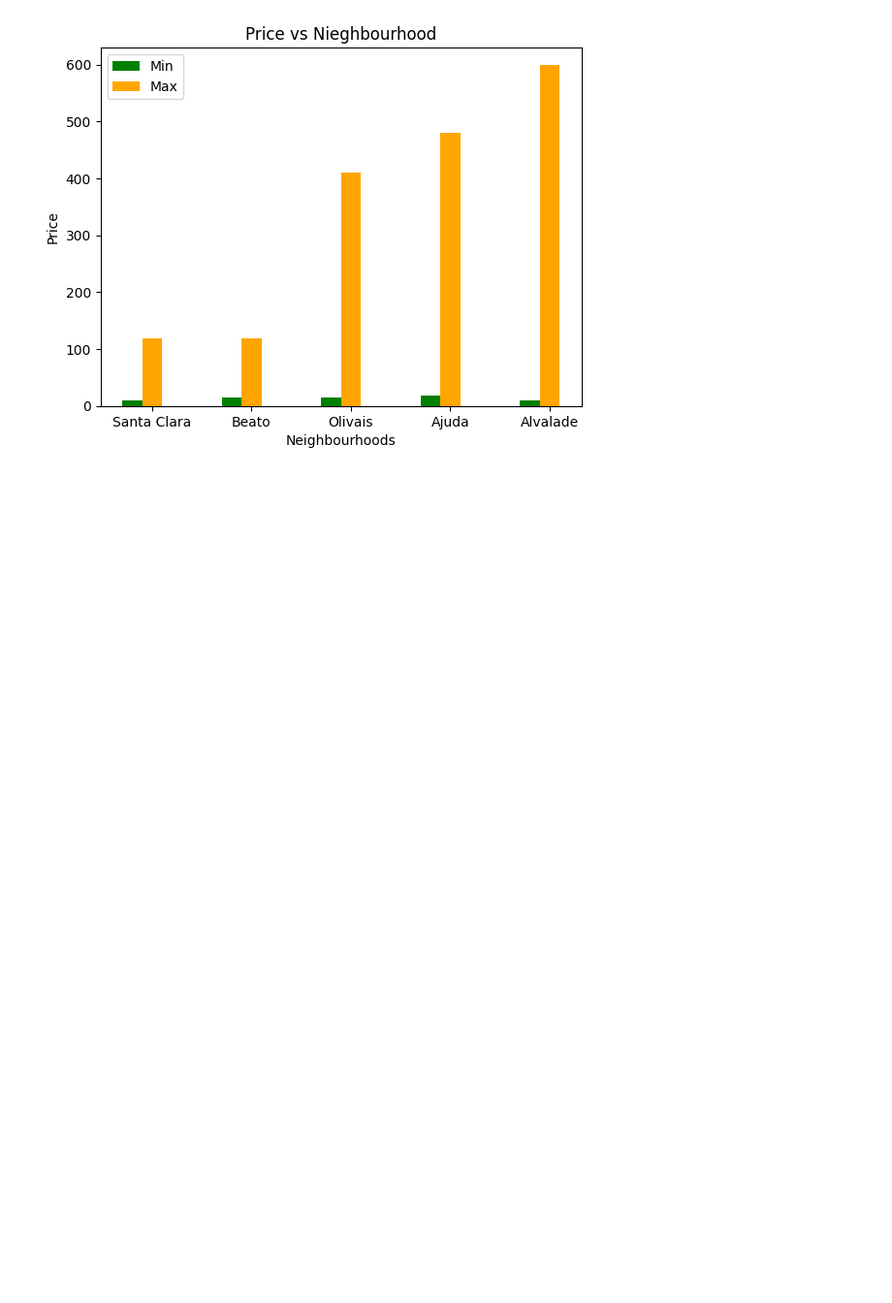
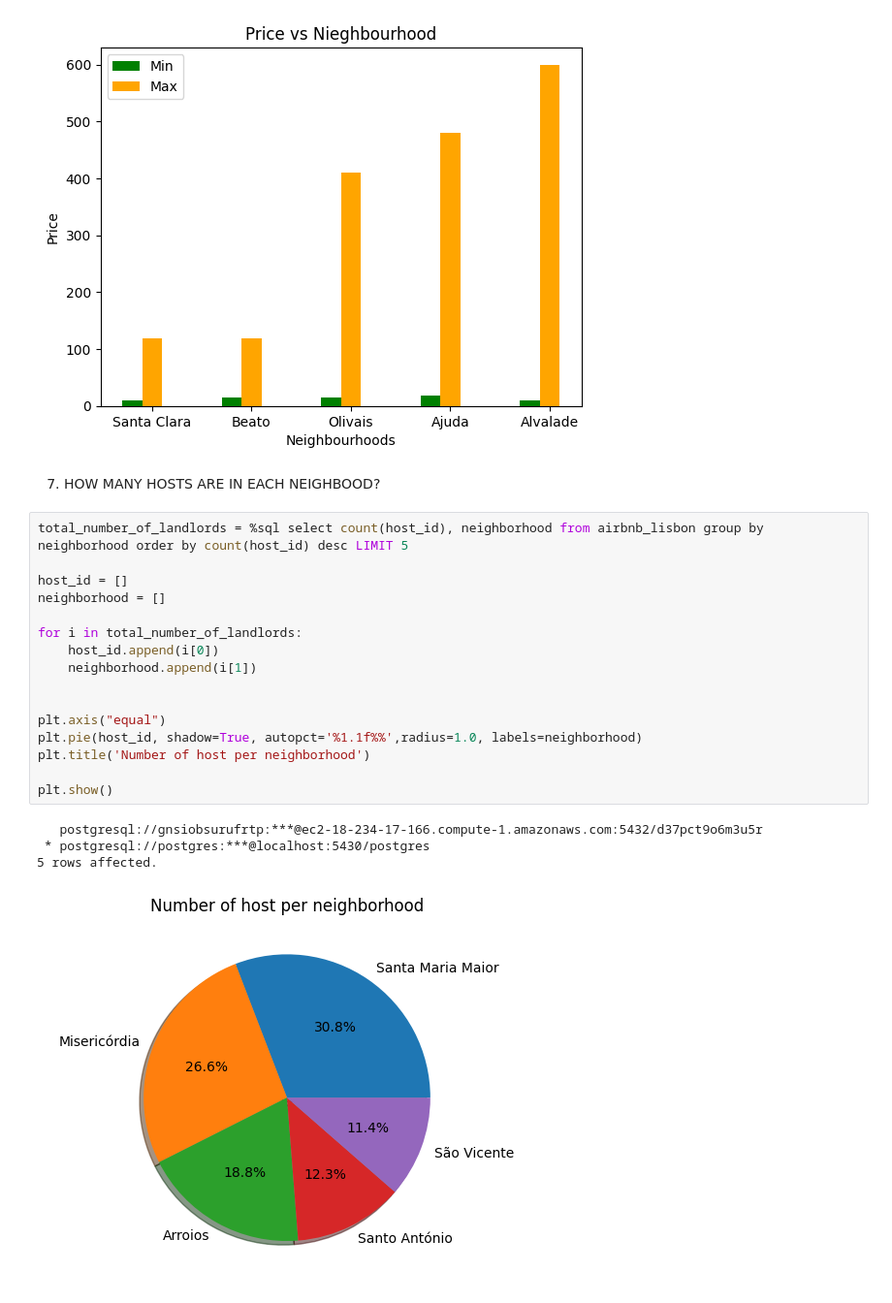
Before and after one commit to The-DigitalAcademy/No_Name-Data-Visualization-and-Analysis---Airbnb_lisbon-, a Jupyter notebook: dataset_airBnB.ipynb, the cells around one changed output. Shown at 97% size. Cells and saved outputs as stored; diff of their text form; blank space fills up the shorter version.

Commit message:
Added a number of host per neighborhood graph and average overall satisfaction graph

```diff
--- a/dataset_airBnB.ipynb
+++ b/dataset_airBnB.ipynb
@@ -292,3 +291,26 @@ plt.show()
  * postgresql://postgres:***@localhost:5430/postgres
 10 rows affected.
 [figure]
+# %% [markdown]
+7. HOW MANY HOSTS ARE IN EACH NEIGHBOOD?
+# %%
+total_number_of_landlords = %sql select count(host_id), neighborhood from airbnb_lisbon group by neighborhood order by count(host_id) desc LIMIT 5
+
+host_id = []
+neighborhood = []
+
+for i in total_number_of_landlords:
+    host_id.append(i[0])
+    neighborhood.append(i[1])
+
+
+plt.axis("equal")
+plt.pie(host_id, shadow=True, autopct='%1.1f%%',radius=1.0, labels=neighborhood)
+plt.title('Number of host per neighborhood')
+
+plt.show()
+# %% [output]
+   postgresql://gnsiobsurufrtp:***@ec2-18-234-17-166.compute-1.amazonaws.com:5432/d37pct9o6m3u5r
+ * postgresql://postgres:***@localhost:5430/postgres
+5 rows affected.
+[figure, added]
```
Also changed, not shown: parts of 4 cells of this notebook.
